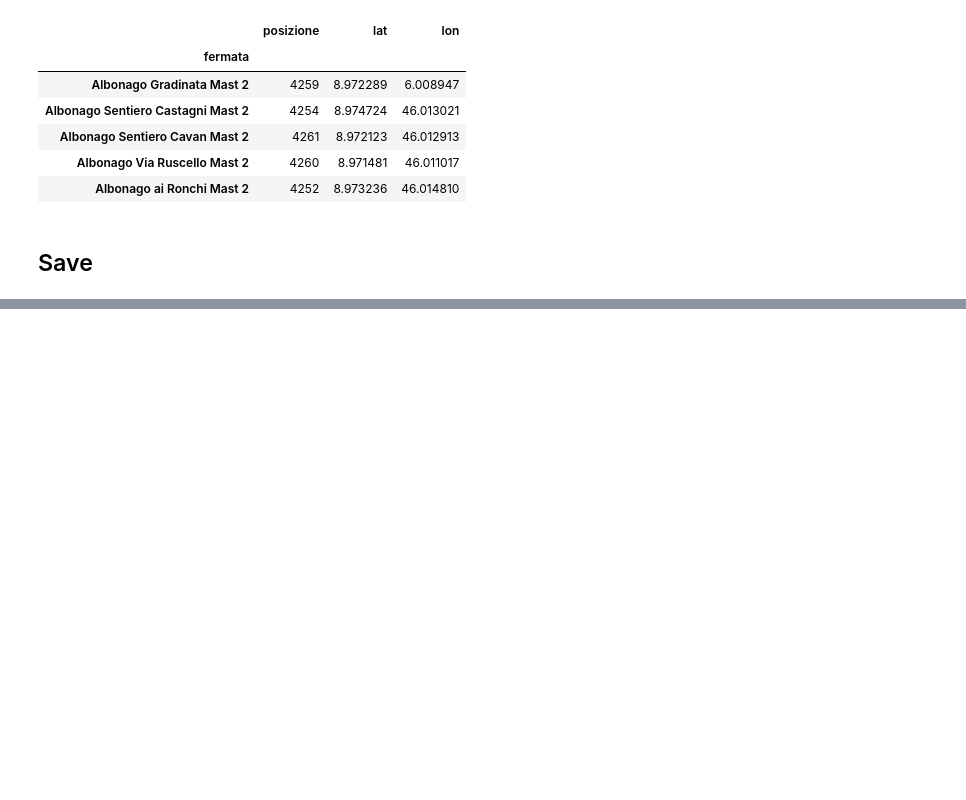
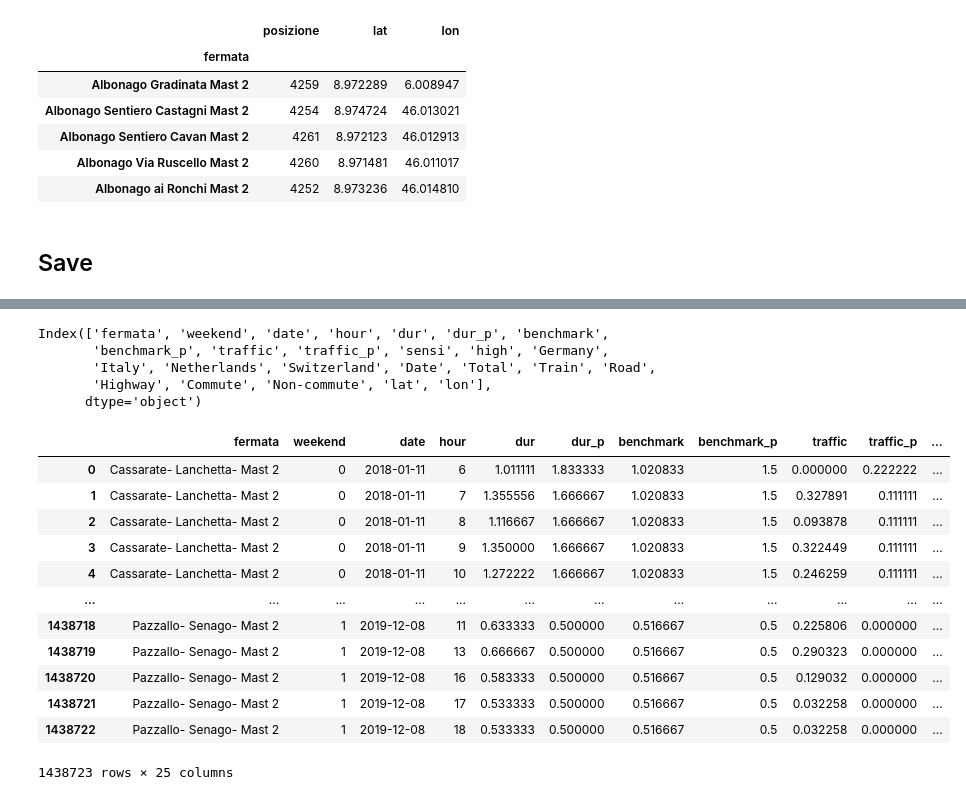
Before and after one commit to AlexandreBellas/USI-Hackathon-2019, a Jupyter notebook: data/analysis/Untitled.ipynb, the cells around one changed output, grey strips where cells are left out. Cells and saved outputs as stored; diff of their text form; code cells hidden in the pictures; blank space fills up the shorter version.

```diff
--- a/data/analysis/Untitled.ipynb
+++ b/data/analysis/Untitled.ipynb
@@ -202,0 +216,9 @@ tra.to_csv("Traffic_Index.csv")
+# %%
+tra = pd.read_csv("/Users/abramo/Repos/USI-Hackathon-2019/Traffic Index/Traffic_Index.csv.zip")
+tra.columns
+# %% [output]
+Index(['fermata', 'weekend', 'date', 'hour', 'dur', 'dur_p', 'benchmark',
+       'benchmark_p', 'traffic', 'traffic_p', 'sensi', 'high', 'Germany',
+       'Italy', 'Netherlands', 'Switzerland', 'Date', 'Total', 'Train', 'Road',
+       'Highway', 'Commute', 'Non-commute', 'lat', 'lon'],
+      dtype='object')
@@ -202,0 +227,16 @@ tra.to_csv("Traffic_Index.csv")
+# %%
+tra
+# %% [output]
+|  | fermata | weekend | date | hour | dur | dur_p | benchmark | benchmark_p | traffic | traffic_p | ... |
+| 0 | Cassarate- Lanchetta- Mast 2 | 0 | 2018-01-11 | 6 | 1.011111 | 1.833333 | 1.020833 | 1.5 | 0.000000 | 0.222222 | ... |
+| 1 | Cassarate- Lanchetta- Mast 2 | 0 | 2018-01-11 | 7 | 1.355556 | 1.666667 | 1.020833 | 1.5 | 0.327891 | 0.111111 | ... |
+| 2 | Cassarate- Lanchetta- Mast 2 | 0 | 2018-01-11 | 8 | 1.116667 | 1.666667 | 1.020833 | 1.5 | 0.093878 | 0.111111 | ... |
+| 3 | Cassarate- Lanchetta- Mast 2 | 0 | 2018-01-11 | 9 | 1.350000 | 1.666667 | 1.020833 | 1.5 | 0.322449 | 0.111111 | ... |
+| 4 | Cassarate- Lanchetta- Mast 2 | 0 | 2018-01-11 | 10 | 1.272222 | 1.666667 | 1.020833 | 1.5 | 0.246259 | 0.111111 | ... |
+| ... | ... | ... | ... | ... | ... | ... | ... | ... | ... | ... | ... |
+| 1438718 | Pazzallo- Senago- Mast 2 | 1 | 2019-12-08 | 11 | 0.633333 | 0.500000 | 0.516667 | 0.5 | 0.225806 | 0.000000 | ... |
+| 1438719 | Pazzallo- Senago- Mast 2 | 1 | 2019-12-08 | 13 | 0.666667 | 0.500000 | 0.516667 | 0.5 | 0.290323 | 0.000000 | ... |
+| 1438720 | Pazzallo- Senago- Mast 2 | 1 | 2019-12-08 | 16 | 0.583333 | 0.500000 | 0.516667 | 0.5 | 0.129032 | 0.000000 | ... |
+| 1438721 | Pazzallo- Senago- Mast 2 | 1 | 2019-12-08 | 17 | 0.533333 | 0.500000 | 0.516667 | 0.5 | 0.032258 | 0.000000 | ... |
+| 1438722 | Pazzallo- Senago- Mast 2 | 1 | 2019-12-08 | 18 | 0.533333 | 0.500000 | 0.516667 | 0.5 | 0.032258 | 0.000000 | ... |
+1438723 rows × 25 columns
```
Also changed, not shown: parts of 4 cells of this notebook, 2 other files.
